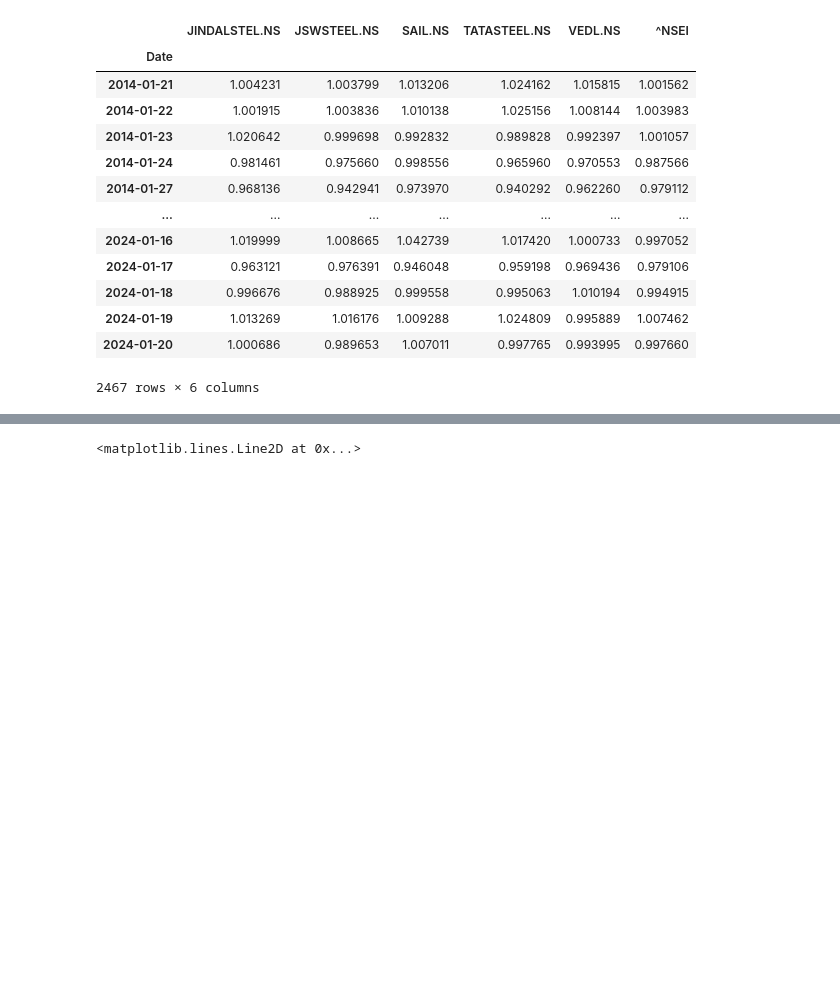
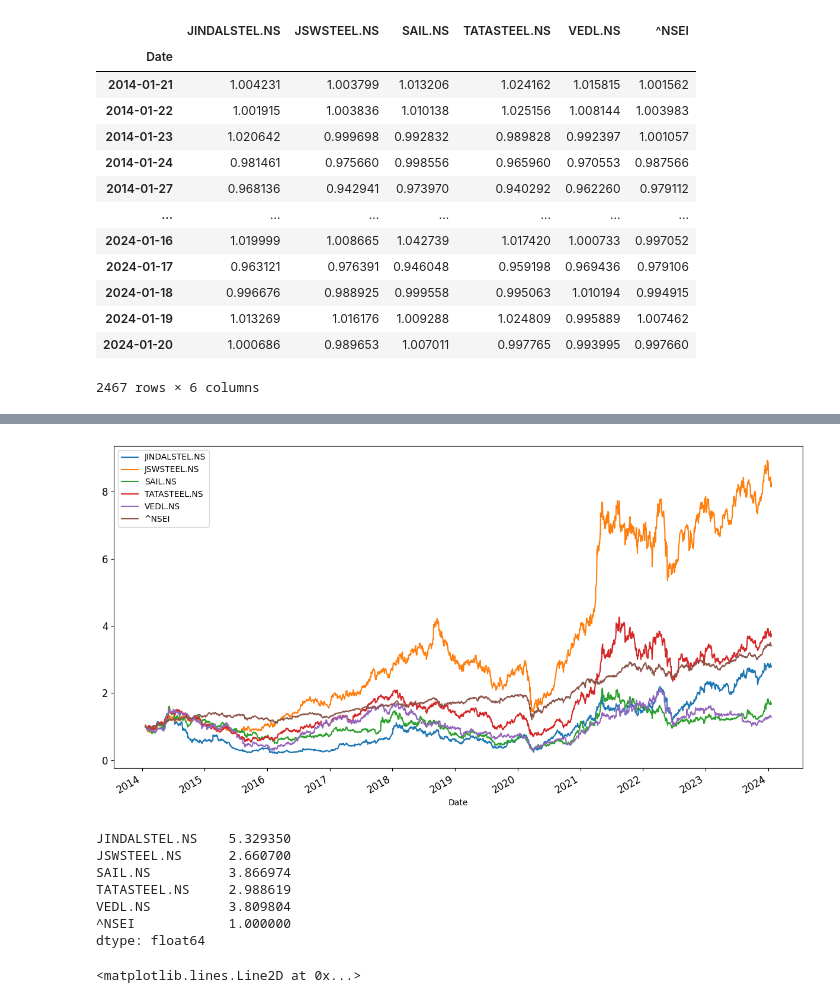
Before and after one commit to Outertrojan/Strategies-Analyses, a Jupyter notebook: Stock_Analysis.ipynb, the cells around one changed output, grey strips where cells are left out. Drawn from its saved outputs; the diff is of its cells as text; code cells hidden in the pictures; blank space fills up the shorter version.

Commit message:
Add files via upload
Stock analysis with various statistical measures.
Note: Work in progress!!
☄️.*. ⋆
⋆.｡☆ﾟ°˖* 🔭🦔

```diff
--- a/Stock_Analysis.ipynb
+++ b/Stock_Analysis.ipynb
@@ -58,4 +66,22 @@ sns.heatmap(Portfolio_corr)
 [figure]
+# %%
+# Comparing the normalized returns, risk and risk adjusted returns of various stocks in the portfolio
+normalized_close = Portfolio.div(Portfolio.iloc[0])
+normalized_close.plot(figsize=(15, 8), fontsize=12)
+plt.show()
+# Calculating the beta parameter, using the nifty-index as the standard to calculate the risk
+b = (Portfolio_corr['^NSEI'])*(np.var(Portfolio_return) /
+                               (np.var(Portfolio_return['^NSEI'])))
+print(b)
+# %% [output]
+[figure, added]
+JINDALSTEL.NS    5.329350
+JSWSTEEL.NS      2.660700
+SAIL.NS          3.866974
+TATASTEEL.NS     2.988619
+VEDL.NS          3.809804
+^NSEI            1.000000
+dtype: float64
 # %%
 Portfolio_return['VEDL.NS'].plot()
 dev = np.square(Portfolio_return['VEDL.NS']-Portfolio_return['VEDL.NS'].mean())
```
Also changed, not shown: parts of 3 cells of this notebook.
